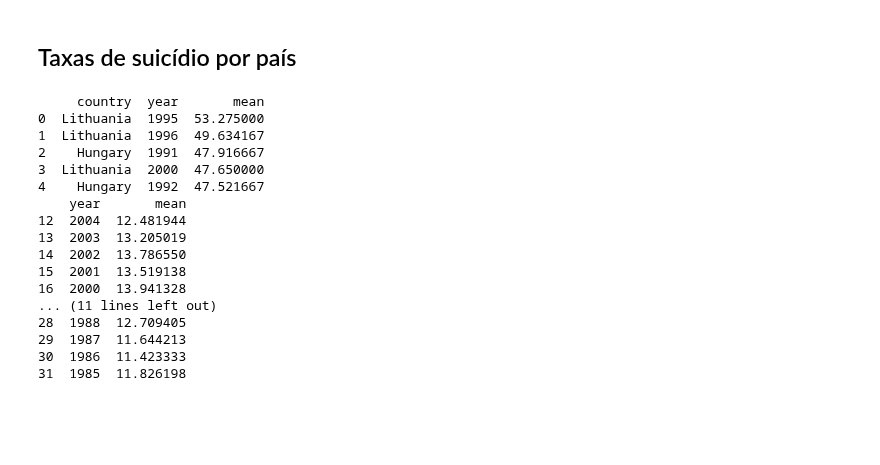
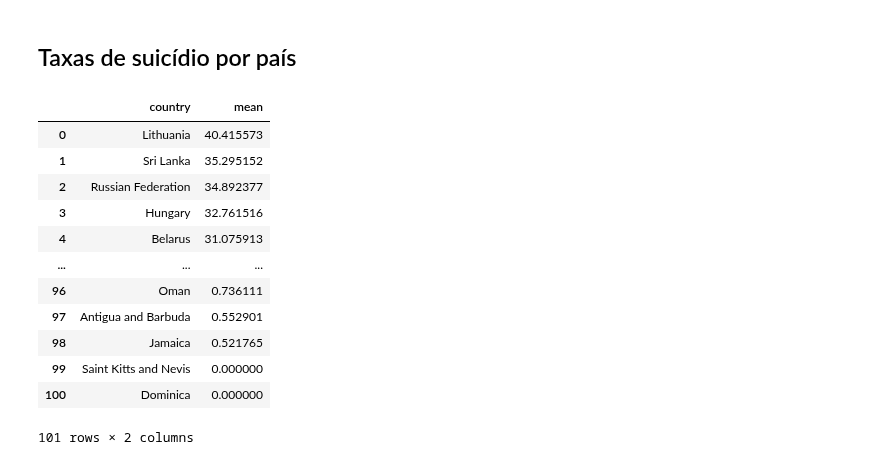
Before and after one commit to josepefg/kaggle, a Jupyter notebook: Taxa_Suicidio_Brasil.ipynb, the cells around one changed output. Cells and saved outputs as stored; diff of their text form; code cells hidden in the pictures; blank space fills up the shorter version.

```diff
--- a/Taxa_Suicidio_Brasil.ipynb
+++ b/Taxa_Suicidio_Brasil.ipynb
@@ -162,29 +162,32 @@ anos = df.year.unique()
 taxa_paises = df.groupby(['country', 'year']).agg({'suicides/100k pop': ['mean']}).sort_values(('suicides/100k pop', 'mean'), ascending=False).reset_index()
 taxa_paises.columns = taxa_paises.columns.droplevel(0)
 taxa_paises.columns = ['country', 'year', 'mean']
-print(taxa_paises.head())
+# print(taxa_paises.head())
+
+taxa_total = df.groupby(['country']).agg({'suicides/100k pop': ['mean']}).sort_values(('suicides/100k pop', 'mean'), ascending=False).reset_index()
+taxa_total.columns = taxa_total.columns.droplevel(0)
+taxa_total.columns = ['country', 'mean']
+# print(taxa_total.head())
 
 taxa_mundial = df.groupby(['year']).agg({'suicides/100k pop': ['mean']}).sort_values(('year'), ascending=False).reset_index()
 taxa_mundial.columns = taxa_mundial.columns.droplevel(0)
 taxa_mundial.columns = ['year', 'mean']
-print(taxa_mundial.tail(20))
+# print(taxa_mundial.tail(20))
 
 # df_clean.groupby(['neighbourhood']).agg({'price': ['mean', 'count']}).sort_values(('price', 'mean'), ascending=False)
-# %% [output]
-     country  year       mean
-0  Lithuania  1995  53.275000
-1  Lithuania  1996  49.634167
-2    Hungary  1991  47.916667
-3  Lithuania  2000  47.650000
-4    Hungary  1992  47.521667
-    year       mean
-12  2004  12.481944
-13  2003  13.205019
-14  2002  13.786550
-15  2001  13.519138
-16  2000  13.941328
-... (11 lines left out)
-28  1988  12.709405
-29  1987  11.644213
-30  1986  11.423333
-31  1985  11.826198
+# %%
+taxa_total.sort_values('mean', ascending=False)
+# %% [output]
+|  | country | mean |
+| 0 | Lithuania | 40.415573 |
+| 1 | Sri Lanka | 35.295152 |
+| 2 | Russian Federation | 34.892377 |
+| 3 | Hungary | 32.761516 |
+| 4 | Belarus | 31.075913 |
+| ... | ... | ... |
+| 96 | Oman | 0.736111 |
+| 97 | Antigua and Barbuda | 0.552901 |
+| 98 | Jamaica | 0.521765 |
+| 99 | Saint Kitts and Nevis | 0.000000 |
+| 100 | Dominica | 0.000000 |
+101 rows × 2 columns
```
Also changed, not shown: parts of 3 cells of this notebook.
